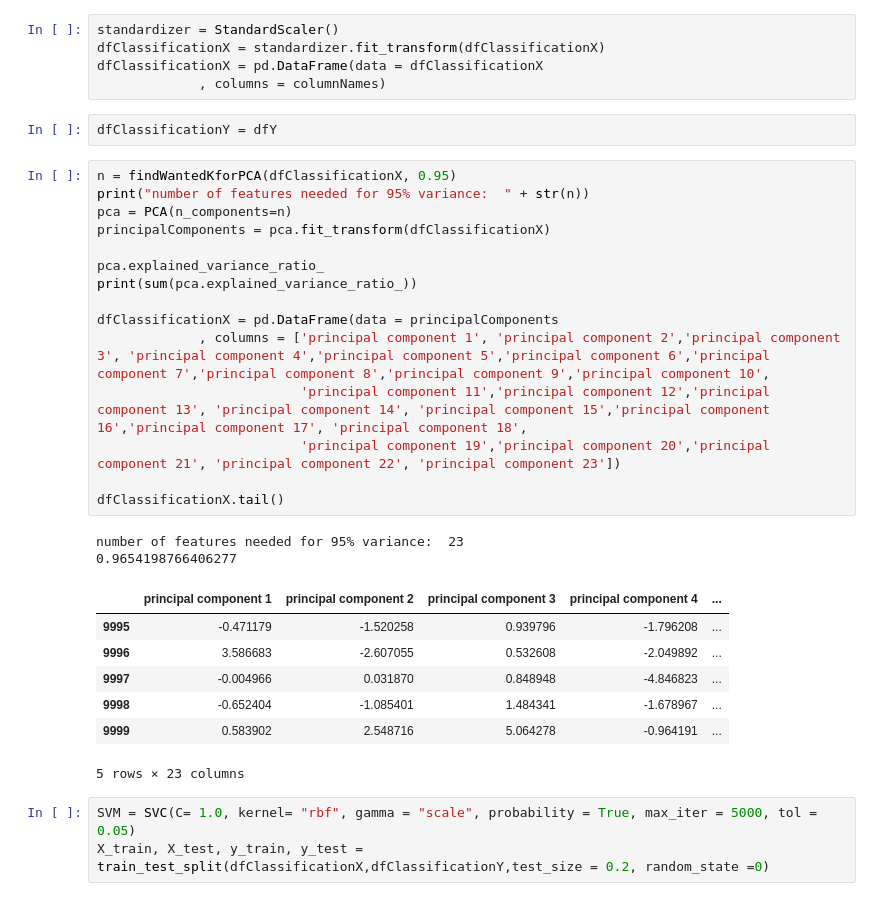
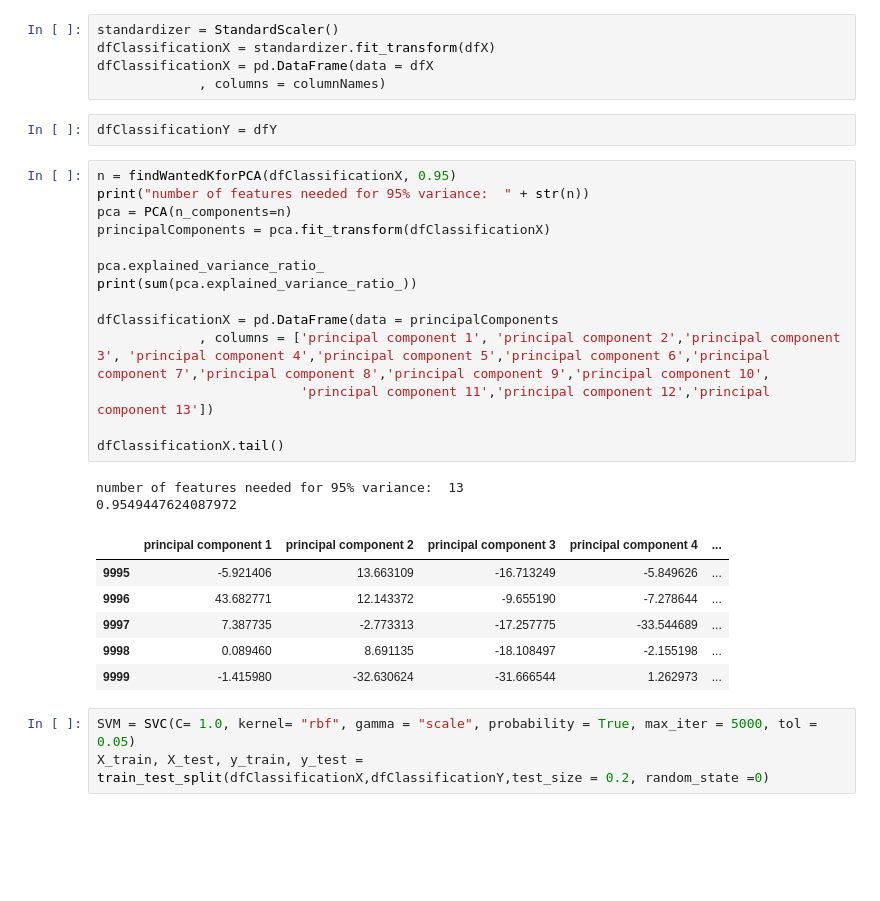
Before and after one commit to claredavies/AutomaticLearning, a Jupyter notebook: Assignment1/SupervisedLearningAssignment.ipynb, the cells around one changed output. Saved outputs shown, nothing was run; the diff lists cells and outputs as text; blank space fills up the shorter version.

```diff
--- a/Assignment1/SupervisedLearningAssignment.ipynb
+++ b/Assignment1/SupervisedLearningAssignment.ipynb
@@ -629,35 +638,33 @@ dfClassificationX = dfX.join(dfT)
 # %%
 standardizer = StandardScaler()
-dfClassificationX = standardizer.fit_transform(dfClassificationX)
-dfClassificationX = pd.DataFrame(data = dfClassificationX
+dfClassificationX = standardizer.fit_transform(dfX)
+dfClassificationX = pd.DataFrame(data = dfX
              , columns = columnNames)
 # %%
 dfClassificationY = dfY
 # %%
 n = findWantedKforPCA(dfClassificationX, 0.95)
 print("number of features needed for 95% variance:  " + str(n))
 pca = PCA(n_components=n)
 principalComponents = pca.fit_transform(dfClassificationX)
 
 pca.explained_variance_ratio_
 print(sum(pca.explained_variance_ratio_))
 
 dfClassificationX = pd.DataFrame(data = principalComponents
              , columns = ['principal component 1', 'principal component 2','principal component 3', 'principal component 4','principal component 5','principal component 6','principal component 7','principal component 8','principal component 9','principal component 10',
-                          'principal component 11','principal component 12','principal component 13', 'principal component 14', 'principal component 15','principal component 16','principal component 17', 'principal component 18',
-                          'principal component 19','principal component 20','principal component 21', 'principal component 22', 'principal component 23'])
+                          'principal component 11','principal component 12','principal component 13'])
 
 dfClassificationX.tail()
 # %% [output]
-number of features needed for 95% variance:  23
-0.9654198766406277
+number of features needed for 95% variance:  13
+0.9549447624087972
 |  | principal component 1 | principal component 2 | principal component 3 | principal component 4 | ... |
-| 9995 | -0.471179 | -1.520258 | 0.939796 | -1.796208 | ... |
-| 9996 | 3.586683 | -2.607055 | 0.532608 | -2.049892 | ... |
-| 9997 | -0.004966 | 0.031870 | 0.848948 | -4.846823 | ... |
-| 9998 | -0.652404 | -1.085401 | 1.484341 | -1.678967 | ... |
-| 9999 | 0.583902 | 2.548716 | 5.064278 | -0.964191 | ... |
+| 9995 | -5.921406 | 13.663109 | -16.713249 | -5.849626 | ... |
+| 9996 | 43.682771 | 12.143372 | -9.655190 | -7.278644 | ... |
+| 9997 | 7.387735 | -2.773313 | -17.257775 | -33.544689 | ... |
+| 9998 | 0.089460 | 8.691135 | -18.108497 | -2.155198 | ... |
+| 9999 | -1.415980 | -32.630624 | -31.666544 | 1.262973 | ... |
-5 rows × 23 columns
 # %%
 SVM = SVC(C= 1.0, kernel= "rbf", gamma = "scale", probability = True, max_iter = 5000, tol = 0.05)
 X_train, X_test, y_train, y_test = train_test_split(dfClassificationX,dfClassificationY,test_size = 0.2, random_state =0)
```
Also changed, not shown: parts of 23 cells of this notebook.
